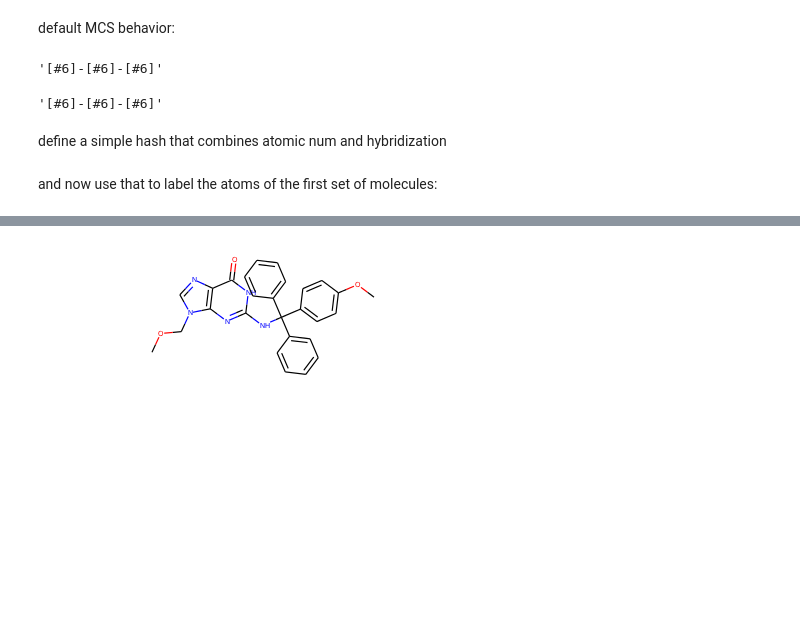
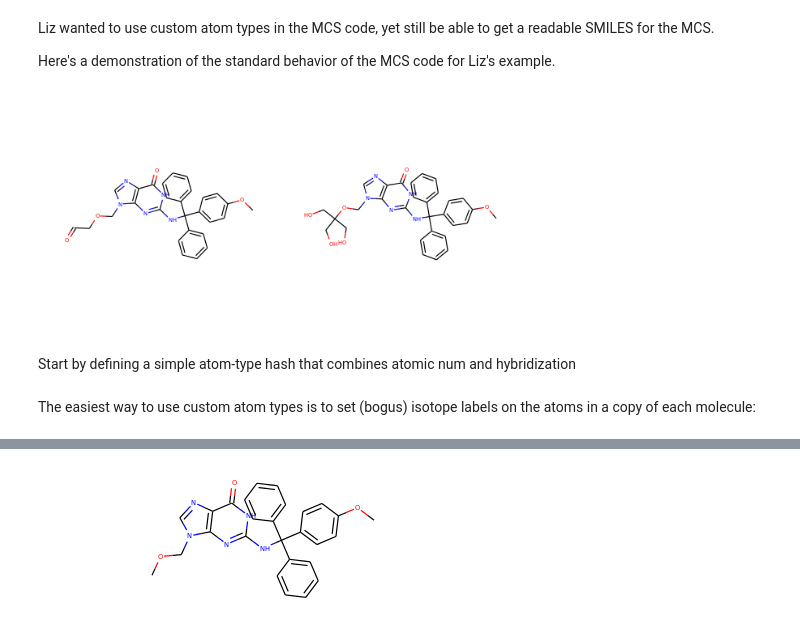
Before and after one commit to greglandrum/rdkit_blog, a Jupyter notebook: notebooks/Interesting MCS use case.ipynb, the cells around one changed output, grey strips where cells are left out. Saved outputs shown, nothing was run; the diff lists cells and outputs as text; code cells hidden in the pictures; blank space fills up the shorter version.

```diff
--- a/notebooks/Interesting MCS use case.ipynb
+++ b/notebooks/Interesting MCS use case.ipynb
@@ -15,22 +13,21 @@ ms2 = [Chem.MolFromSmiles(x) for x in smis2]
-# %% [markdown]
-default MCS behavior:
-# %%
-mcs=MCS.FindMCS(ms)
-mcs.smarts
-# %% [output]
-'[#6]-[#6]-[#6]'
-# %%
-mcs=MCS.FindMCS(ms2)
-mcs.smarts
-# %% [output]
-'[#6]-[#6]-[#6]'
+# %% [markdown]
+Liz wanted to use custom atom types in the MCS code, yet still be able to get a readable SMILES for the MCS.
+
+Here's a demonstration of the standard behavior of the MCS code for Liz's example.
+# %%
+smis=["COc1ccc(C(Nc2nc3c(ncn3COCC=O)c(=O)[nH]2)(c2ccccc2)c2ccccc2)cc1",
+      "COc1ccc(C(Nc2nc3c(ncn3COC(CO)(CO)CO)c(=O)[nH]2)(c2ccccc2)c2ccccc2)cc1"]
+ms = [Chem.MolFromSmiles(x) for x in smis]
+Draw.MolsToGridImage(ms,subImgSize=(300,300))
+# %% [output]
+[figure, added]
 # %% [markdown]
-define a simple hash that combines atomic num and hybridization
+Start by defining a simple atom-type hash that combines atomic num and hybridization
 # %%
 def label(a):
     return 100*int(a.GetHybridization())+a.GetAtomicNum()
-# %% [markdown]
-and now use that to label the atoms of the first set of molecules:
+# %% [markdown]
+The easiest way to use custom atom types is to set (bogus) isotope labels on the atoms in a copy of each molecule:
 # %%
 nms = [Chem.Mol(x) for x in ms]
 for nm in nms:
```
Also changed, not shown: parts of 25 cells of this notebook, 1 other file.
